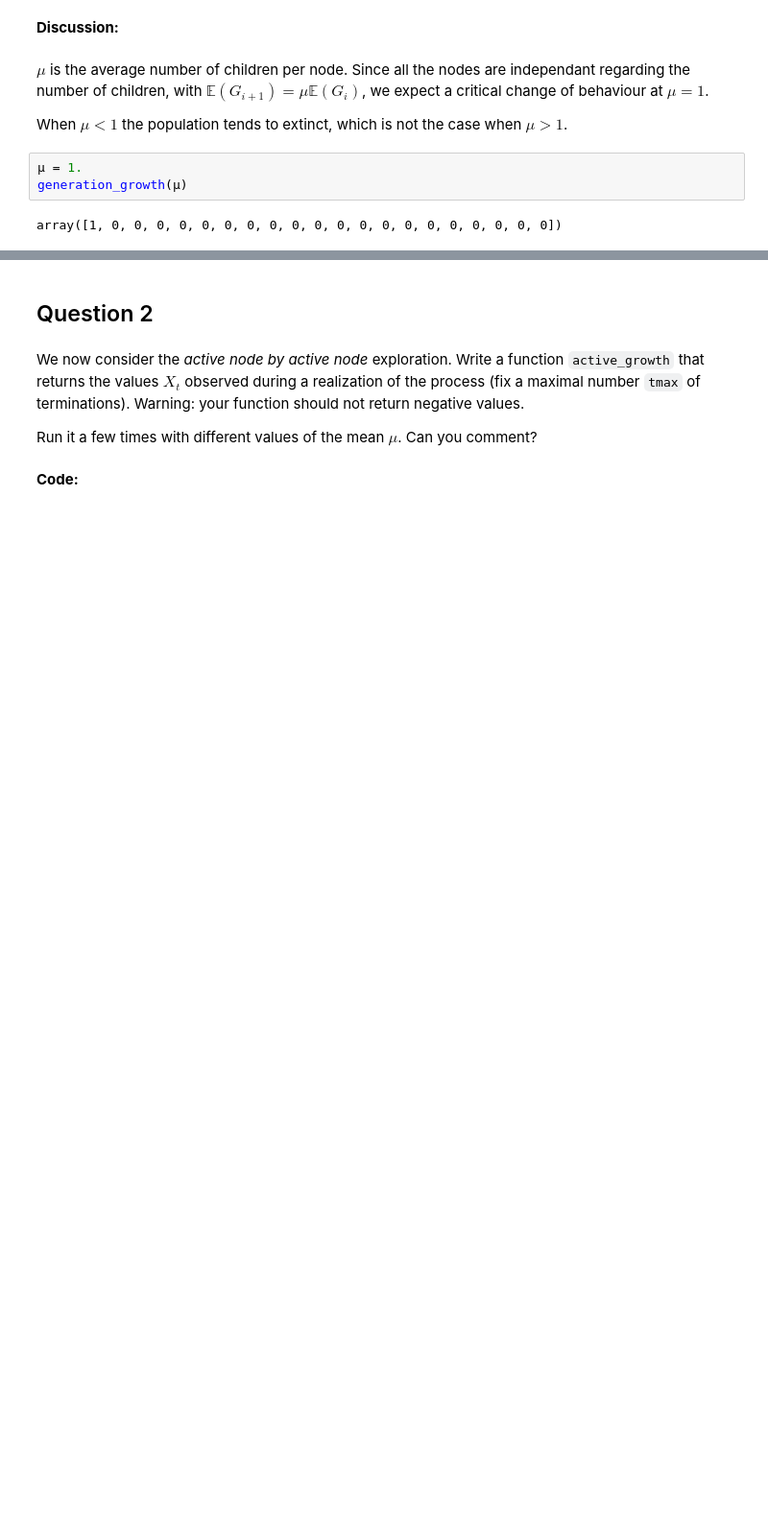
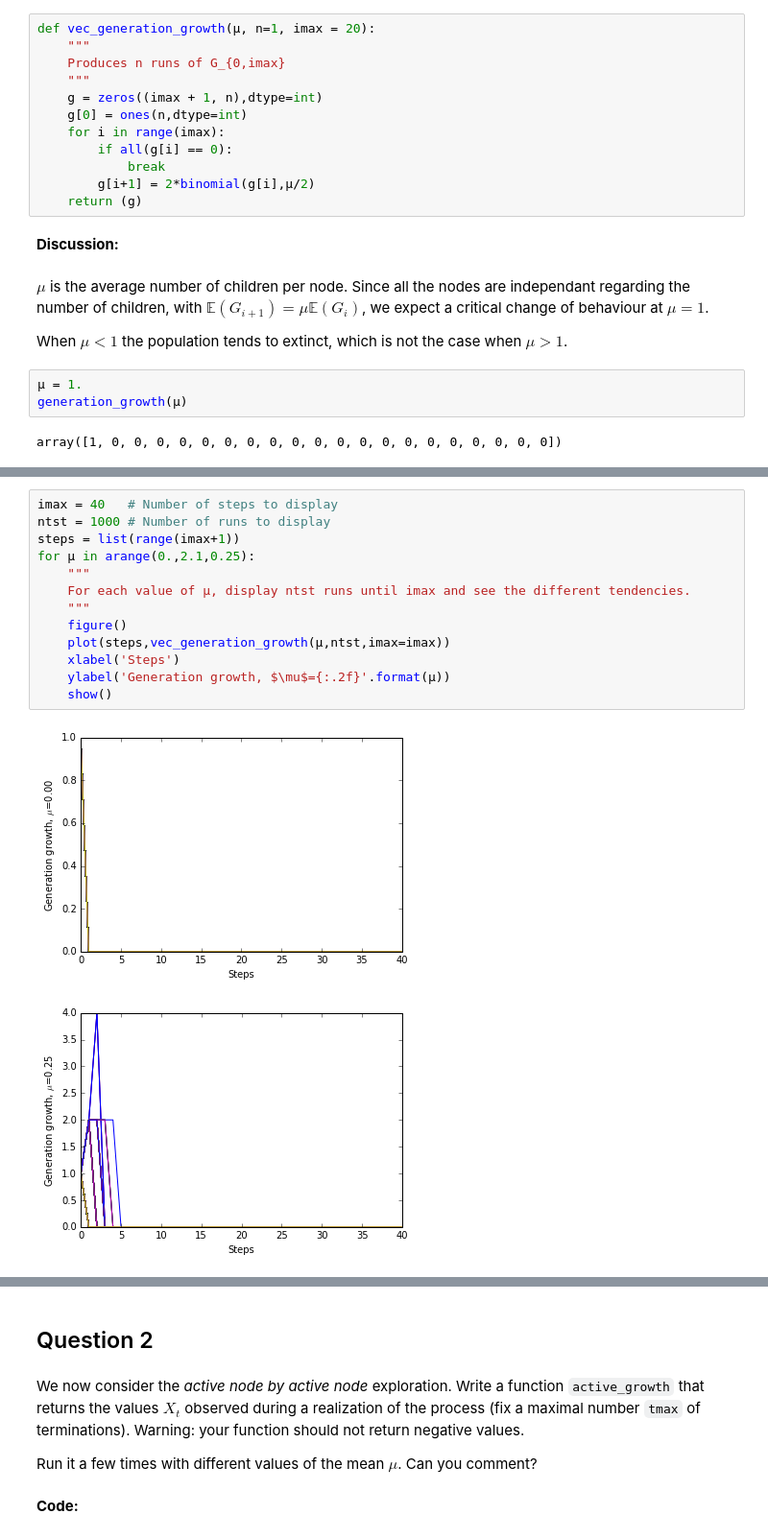
Before and after one commit to w2ak/INF674, a Jupyter notebook: 01-Galton-Watson-TP.ipynb, the cells around one changed output, grey strips where cells are left out. Shown at 96% size. Saved outputs shown, nothing was run; the diff lists cells and outputs as text; blank space fills up the shorter version.

```diff
--- a/01-Galton-Watson-TP.ipynb
+++ b/01-Galton-Watson-TP.ipynb
@@ -67,3 +61,15 @@ def vec_generation_growth(μ, n=1, imax = 20):
+# %%
+def vec_generation_growth(μ, n=1, imax = 20):
+    """
+    Produces n runs of G_{0,imax}
+    """
+    g = zeros((imax + 1, n),dtype=int)
+    g[0] = ones(n,dtype=int)
+    for i in range(imax):
+        if all(g[i] == 0):
+            break
+        g[i+1] = 2*binomial(g[i],μ/2)
+    return (g)
 # %% [markdown]
 **Discussion:**
 # %% [markdown]
@@ -94,0 +84,16 @@ for μ in arange(0.,2.1,0.25):
+# %%
+imax = 40   # Number of steps to display
+ntst = 1000 # Number of runs to display
+steps = list(range(imax+1))
+for μ in arange(0.,2.1,0.25):
+    """
+    For each value of μ, display ntst runs until imax and see the different tendencies.
+    """
+    figure()
+    plot(steps,vec_generation_growth(μ,ntst,imax=imax))
+    xlabel('Steps')
+    ylabel('Generation growth, $\mu$={:.2f}'.format(μ))
+    show()
+# %% [output]
+[figure, added]
+[figure, added]
```
Also changed, not shown: parts of 34 cells of this notebook.
